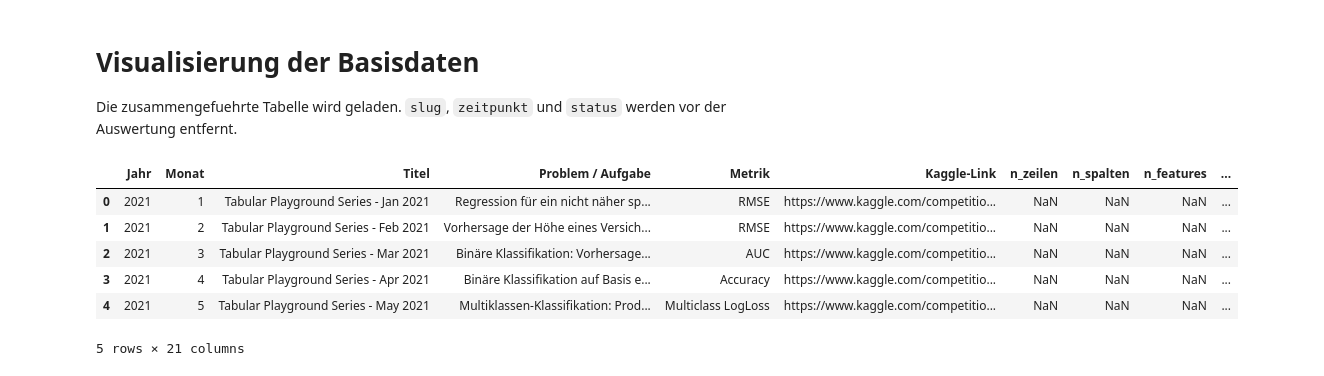
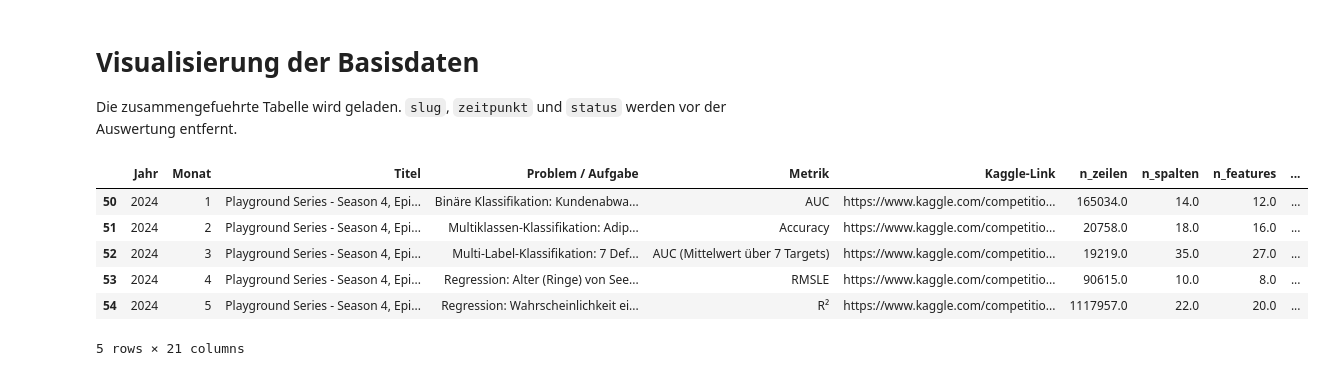
Before and after one commit to tobiasewald/ProjectBIWise26, a Jupyter notebook: notebooks/datafeatures_visualized.ipynb, the cells around one changed output. Cells and saved outputs as stored; diff of their text form; code cells hidden in the pictures.

```diff
--- a/notebooks/datafeatures_visualized.ipynb
+++ b/notebooks/datafeatures_visualized.ipynb
@@ -5,20 +5,22 @@ Die zusammengefuehrte Tabelle wird geladen. `slug`, `zeitpunkt` und `status` wer
 # %%
 from pathlib import Path
 import matplotlib.pyplot as plt
 import pandas as pd
 import seaborn as sns
 
 datei = Path("../metadata/basicdata.csv")
 
 data = pd.read_csv(datei, sep=";", encoding="utf-8-sig")
 data = data.drop(columns=["slug", "zeitpunkt", "status"], errors="ignore")
 
+data = data[data["Jahr"].isin([2024, 2025, 2026])]
+
 data.head()
 # %% [output]
 |  | Jahr | Monat | Titel | Problem / Aufgabe | Metrik | Kaggle-Link | n_zeilen | n_spalten | n_features | ... |
-| 0 | 2021 | 1 | Tabular Playground Series - Jan 2021 | Regression für ein nicht näher sp... | RMSE | https://www.kaggle.com/competitio... | NaN | NaN | NaN | ... |
-| 1 | 2021 | 2 | Tabular Playground Series - Feb 2021 | Vorhersage der Höhe eines Versich... | RMSE | https://www.kaggle.com/competitio... | NaN | NaN | NaN | ... |
-| 2 | 2021 | 3 | Tabular Playground Series - Mar 2021 | Binäre Klassifikation: Vorhersage... | AUC | https://www.kaggle.com/competitio... | NaN | NaN | NaN | ... |
-| 3 | 2021 | 4 | Tabular Playground Series - Apr 2021 | Binäre Klassifikation auf Basis e... | Accuracy | https://www.kaggle.com/competitio... | NaN | NaN | NaN | ... |
-| 4 | 2021 | 5 | Tabular Playground Series - May 2021 | Multiklassen-Klassifikation: Prod... | Multiclass LogLoss | https://www.kaggle.com/competitio... | NaN | NaN | NaN | ... |
+| 50 | 2024 | 1 | Playground Series - Season 4, Epi... | Binäre Klassifikation: Kundenabwa... | AUC | https://www.kaggle.com/competitio... | 165034.0 | 14.0 | 12.0 | ... |
+| 51 | 2024 | 2 | Playground Series - Season 4, Epi... | Multiklassen-Klassifikation: Adip... | Accuracy | https://www.kaggle.com/competitio... | 20758.0 | 18.0 | 16.0 | ... |
+| 52 | 2024 | 3 | Playground Series - Season 4, Epi... | Multi-Label-Klassifikation: 7 Def... | AUC (Mittelwert über 7 Targets) | https://www.kaggle.com/competitio... | 19219.0 | 35.0 | 27.0 | ... |
+| 53 | 2024 | 4 | Playground Series - Season 4, Epi... | Regression: Alter (Ringe) von See... | RMSLE | https://www.kaggle.com/competitio... | 90615.0 | 10.0 | 8.0 | ... |
+| 54 | 2024 | 5 | Playground Series - Season 4, Epi... | Regression: Wahrscheinlichkeit ei... | R² | https://www.kaggle.com/competitio... | 1117957.0 | 22.0 | 20.0 | ... |
 5 rows × 21 columns
```
Also changed, not shown: parts of 8 cells of this notebook.
